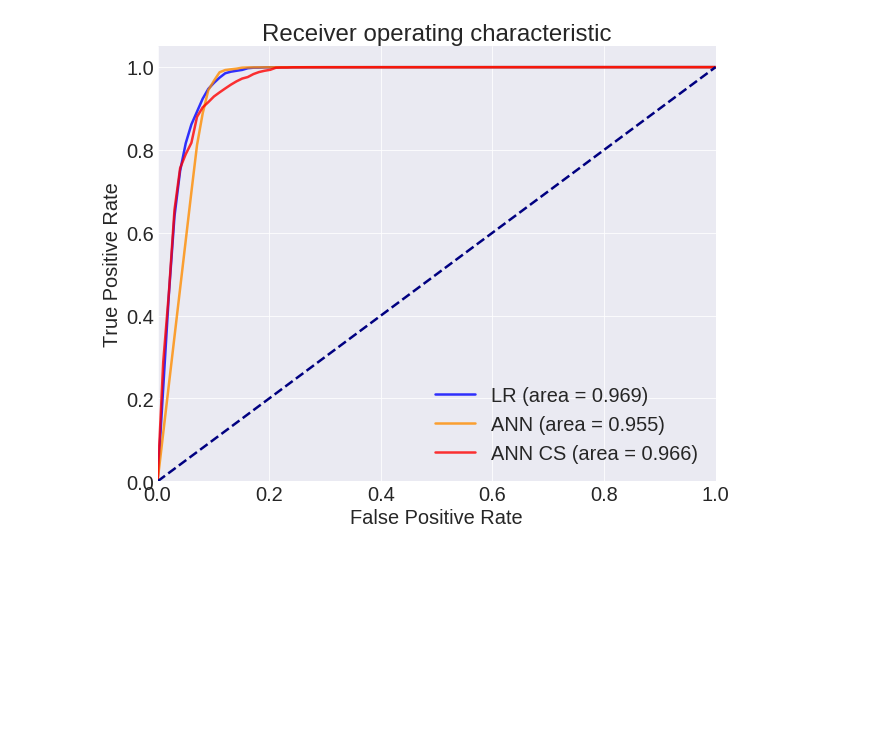
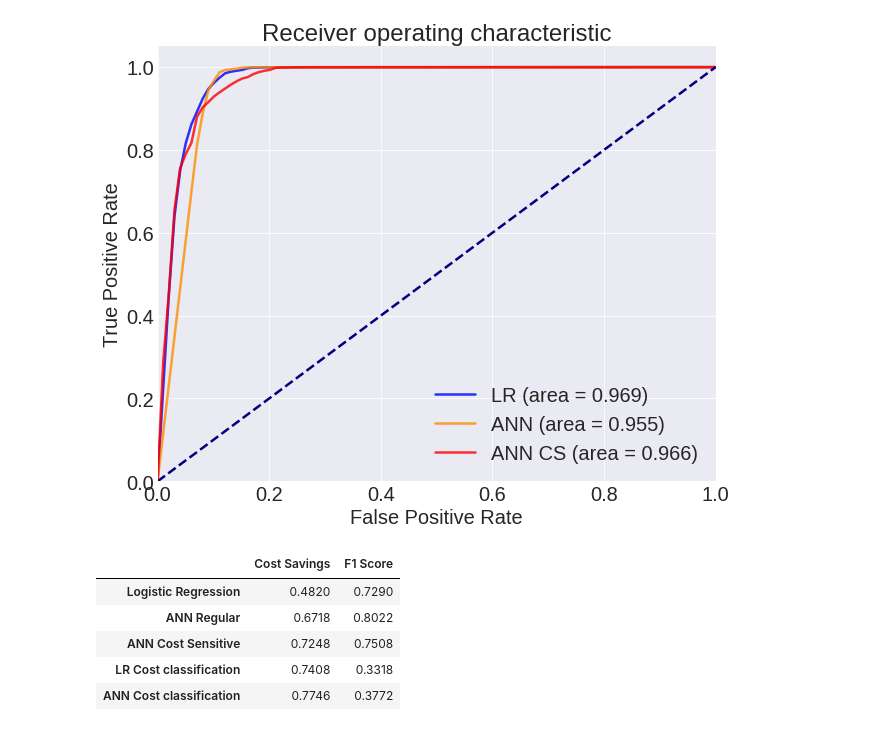
Before and after one commit to roman807/Fraud-Detection, a Jupyter notebook: results.ipynb, the cells around one changed output. Cells and saved outputs as stored; diff of their text form; code cells hidden in the pictures; blank space fills up the shorter version.

```diff
--- a/results.ipynb
+++ b/results.ipynb
@@ -139,0 +124,9 @@ fpr_ann
+# %%
+df_results
+# %% [output]
+|  | Cost Savings | F1 Score |
+| Logistic Regression | 0.4820 | 0.7290 |
+| ANN Regular | 0.6718 | 0.8022 |
+| ANN Cost Sensitive | 0.7248 | 0.7508 |
+| LR Cost classification | 0.7408 | 0.3318 |
+| ANN Cost classification | 0.7746 | 0.3772 |
```
Also changed, not shown: parts of 15 cells of this notebook, 1 other file.
